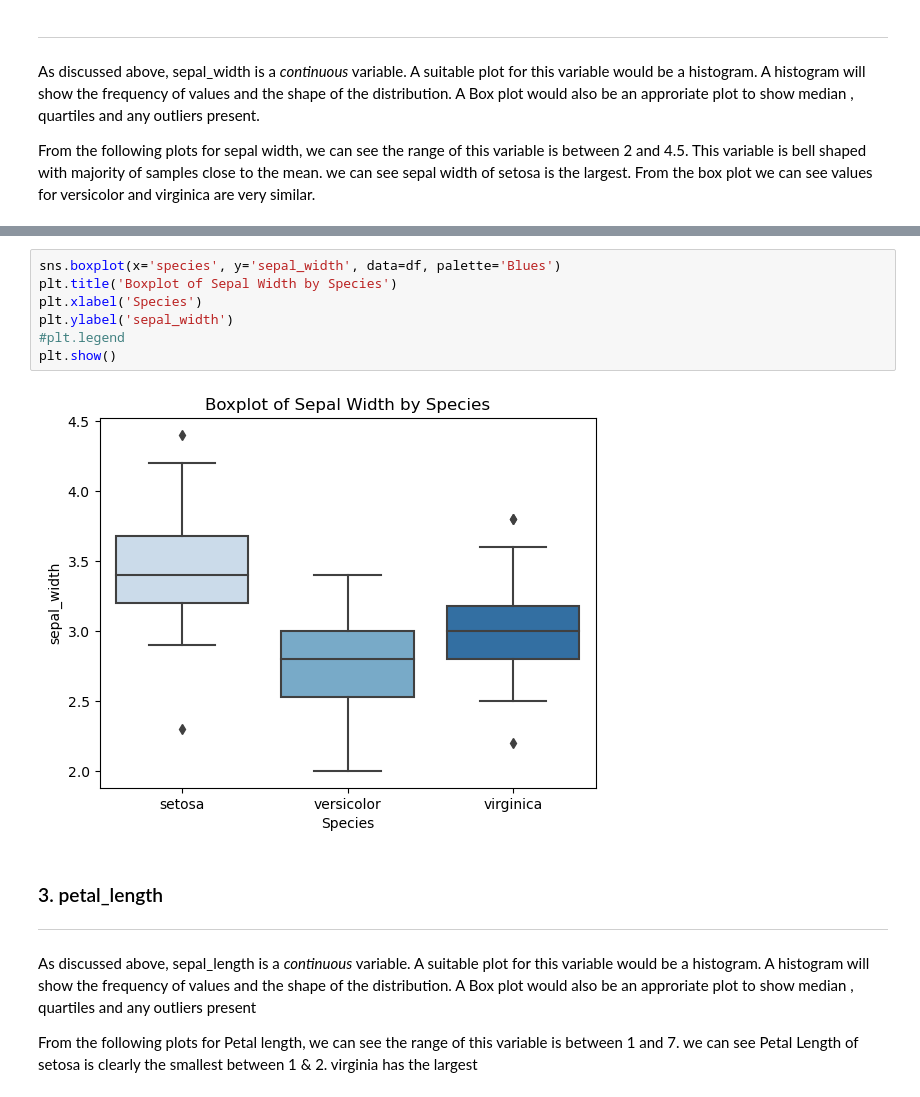
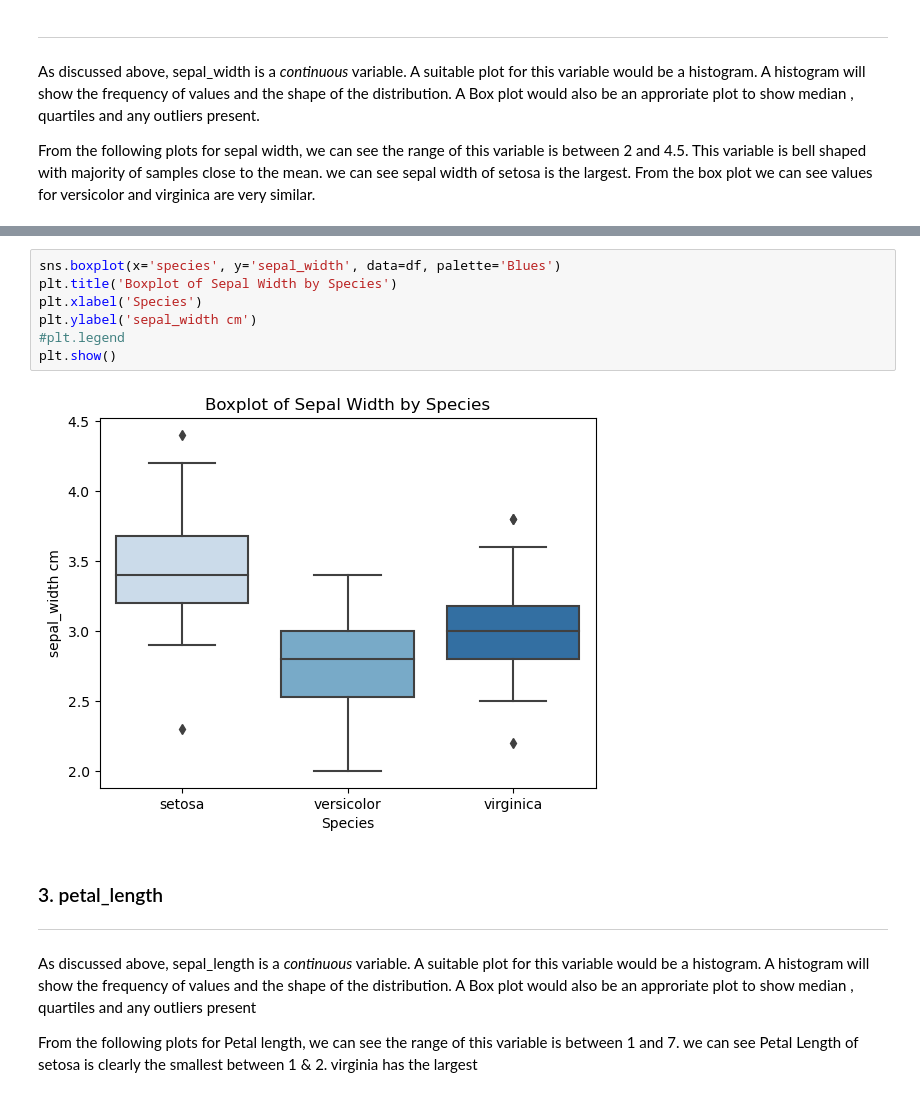
Before and after one commit to dectan/FUNDAMENTALS-OF-DATA-ANALYSIS, a Jupyter notebook: project.ipynb, the cells around one changed output, grey strips where cells are left out. Saved outputs shown, nothing was run; the diff lists cells and outputs as text.

```diff
--- a/project.ipynb
+++ b/project.ipynb
@@ -235,12 +235,12 @@ plt.show()
 # %%
 sns.boxplot(x='species', y='sepal_width', data=df, palette='Blues')
 plt.title('Boxplot of Sepal Width by Species')
 plt.xlabel('Species')
-plt.ylabel('sepal_width')
+plt.ylabel('sepal_width cm')
 #plt.legend
 plt.show()
 # %% [output]
-[figure, old version]
+[figure, new version]
 # %% [markdown]
 ### 3. petal_length
 
```
Also changed, not shown: parts of 5 cells of this notebook, 2 other files.
